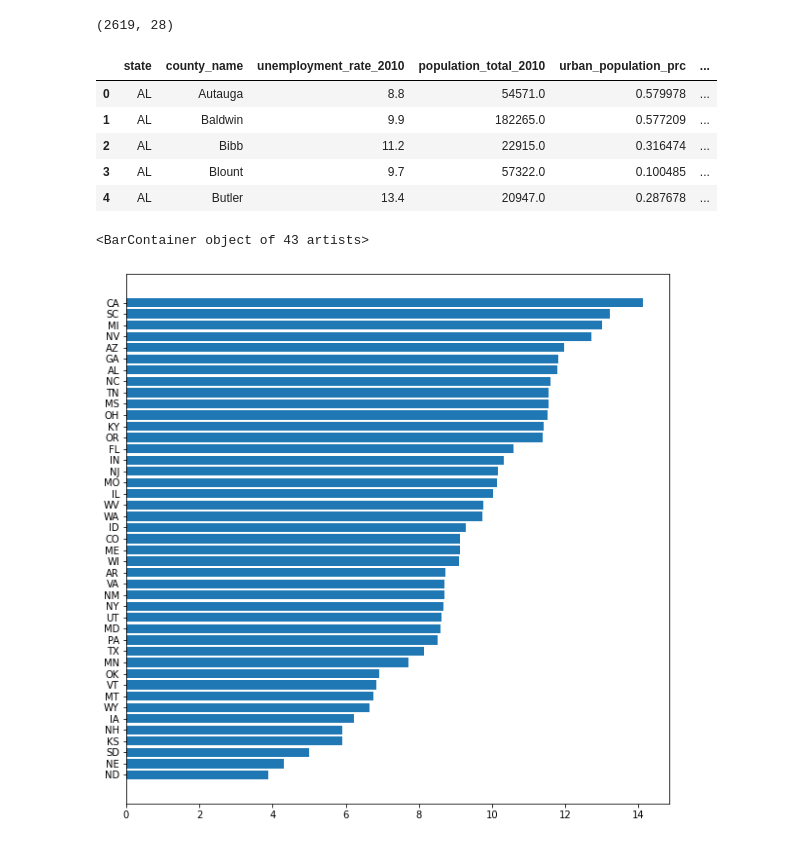
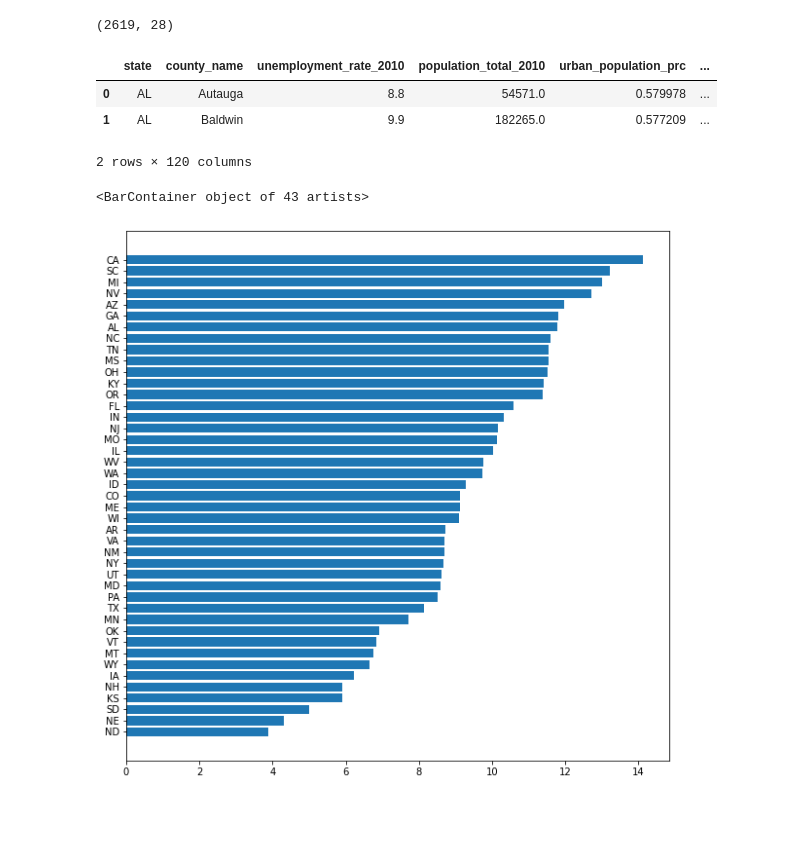
Before and after one commit to khbk/capstone-unemployment, a Jupyter notebook: code/02_EDA.ipynb, the cells around one changed output. Drawn from its saved outputs; the diff is of its cells as text; code cells hidden in the pictures; blank space fills up the shorter version.

```diff
--- a/code/02_EDA_and_Preprocessing.ipynb
+++ b/code/02_EDA.ipynb
@@ -11,14 +15,12 @@ df.shape
 # %% [output]
 (2619, 28)
 # %%
-df.head()
+df.head(2)
 # %% [output]
 |  | state | county_name | unemployment_rate_2010 | population_total_2010 | urban_population_prc | ... |
 | 0 | AL | Autauga | 8.8 | 54571.0 | 0.579978 | ... |
 | 1 | AL | Baldwin | 9.9 | 182265.0 | 0.577209 | ... |
-| 2 | AL | Bibb | 11.2 | 22915.0 | 0.316474 | ... |
-| 3 | AL | Blount | 9.7 | 57322.0 | 0.100485 | ... |
-| 4 | AL | Butler | 13.4 | 20947.0 | 0.287678 | ... |
+2 rows × 120 columns
 # %%
 cols = list(df.groupby('state').mean('unemployment_rate_2010').sort_values('unemployment_rate_2010', ascending=True).index)
 # %%
```
Also changed, not shown: parts of 16 cells of this notebook, 4 other files.
